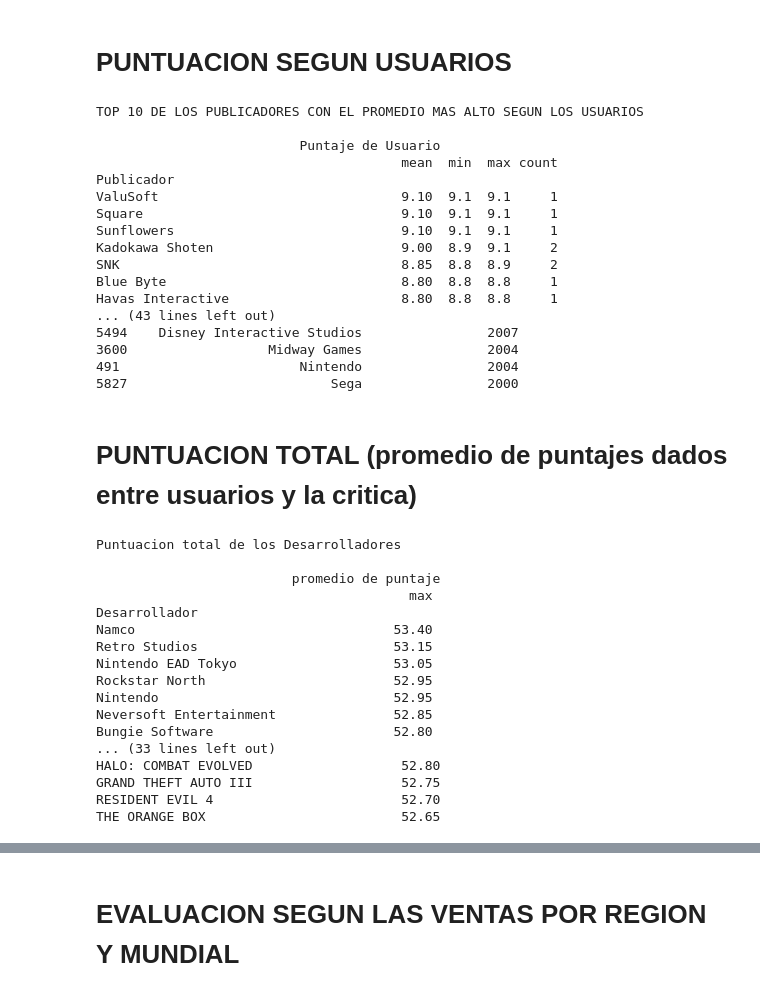
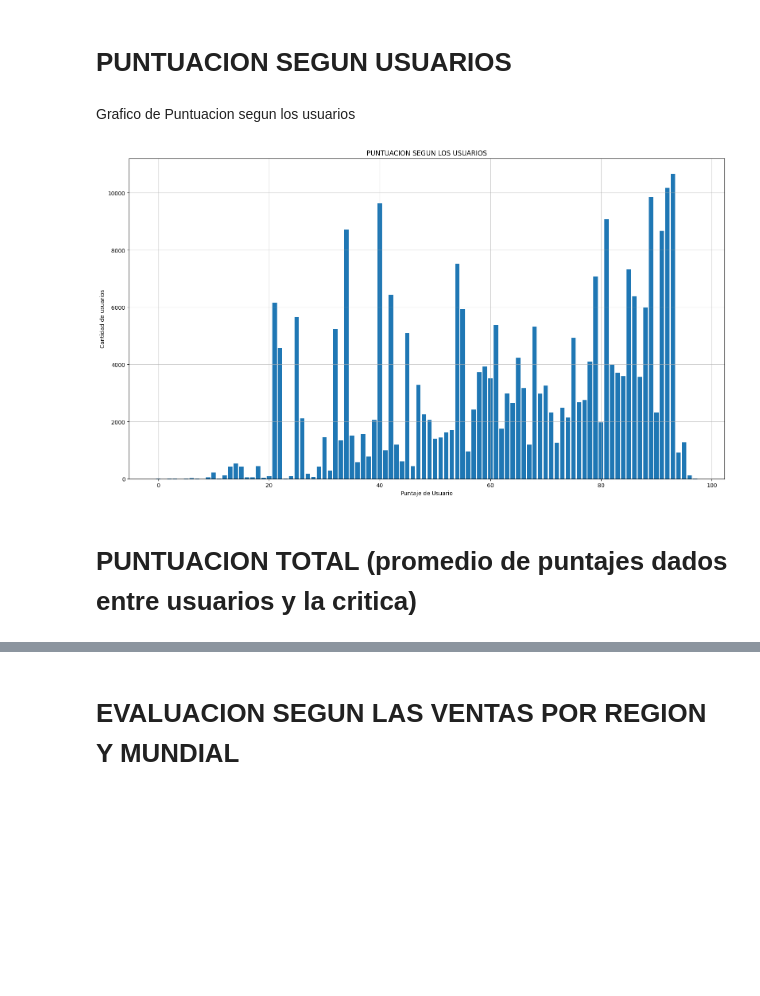
Before and after one commit to ddopazo92/Introduccion_datascience_diego_dopazo, a Jupyter notebook: Primer entrega.ipynb, the cells around one changed output, grey strips where cells are left out. Drawn from its saved outputs; the diff is of its cells as text; code cells hidden in the pictures; blank space fills up the shorter version.

```diff
--- a/Primer entrega.ipynb
+++ b/Primer entrega.ipynb
@@ -79,35 +174,36 @@ Psygnosis                               89.75  86.0  93.0     4
 #PUBLICADOR con los juegos con mayor, menor y el promedio de puntos segun los usuarios en orden descendente
 pje_usu_publicador = df.loc[(df['Puntaje de Usuario'] > 0) & (df['Publicador'])].groupby('Publicador').agg({'Puntaje de Usuario':['mean','min','max','count']})
 pje_usu_publicador = pje_usu_publicador.sort_values(by=('Puntaje de Usuario','mean'), ascending=False)
-print(f"\n\n{'TOP 10 DE LOS PUBLICADORES CON EL PROMEDIO MAS ALTO SEGUN LOS USUARIOS'}\n\n",pje_usu_publicador.head(10))
+#print(f"\n\n{'TOP 10 DE LOS PUBLICADORES CON EL PROMEDIO MAS ALTO SEGUN LOS USUARIOS'}\n\n",pje_usu_publicador.head(10))
 
 #DESARROLLADOR con los juegos con mayor, menor y el promedio de puntos segun los usuarios en orden descendente
 pje_usu_desarrollador = df.loc[(df['Puntaje de Usuario'] > 0) & (df['Desarrollador'])].groupby('Desarrollador').agg({'Puntaje de Usuario':['mean','min','max','count']})
 pje_usu_desarrollador = pje_usu_desarrollador.sort_values(by=('Puntaje de Usuario','mean'), ascending=False)
-print(f"\n\n{'TOP 10 DE LOS DESARROLLADORES CON EL PROMEDIO MAS ALTO SEGUN LOS USUARIOS'}\n\n",pje_usu_desarrollador.head(10))
+#print(f"\n\n{'TOP 10 DE LOS DESARROLLADORES CON EL PROMEDIO MAS ALTO SEGUN LOS USUARIOS'}\n\n",pje_usu_desarrollador.head(10))
 
 ##JUEGOS con mayor puntuacion segun los usuarios
 pje_usu_juegos = df[['Puntaje de Usuario','Juego','Publicador','Año de lanzamiento']]
 pje_usu_juegos_desc = pje_usu_juegos.sort_values(by='Puntaje de Usuario', ascending=False)
-print(f"\n\n{'TOP 10 DE LOS JUEGOS CON EL PROMEDIO MAS ALTO SEGUN LOS USUARIOS'}\n\n",pje_usu_juegos_desc.head(10))
+#print(f"\n\n{'TOP 10 DE LOS JUEGOS CON EL PROMEDIO MAS ALTO SEGUN LOS USUARIOS'}\n\n",pje_usu_juegos_desc.head(10))
-# %% [output]
-TOP 10 DE LOS PUBLICADORES CON EL PROMEDIO MAS ALTO SEGUN LOS USUARIOS
-
-                          Puntaje de Usuario
-                                       mean  min  max count
-Publicador
-ValuSoft                               9.10  9.1  9.1     1
-Square                                 9.10  9.1  9.1     1
-Sunflowers                             9.10  9.1  9.1     1
-Kadokawa Shoten                        9.00  8.9  9.1     2
-SNK                                    8.85  8.8  8.9     2
-Blue Byte                              8.80  8.8  8.8     1
-Havas Interactive                      8.80  8.8  8.8     1
-... (43 lines left out)
-5494    Disney Interactive Studios                2007
-3600                  Midway Games                2004
-491                       Nintendo                2004
-5827                          Sega                2000
+# %% [markdown]
+Grafico de Puntuacion segun los usuarios
+# %%
+plt.figure(figsize= (16,9))
+
+plt.bar(
+  puntaje_usuarios,
+  df['Cantidad de usuarios'],
+)
+
+plt.title('PUNTUACION SEGUN LOS USUARIOS')
+plt.xlabel('Puntaje de Usuario')
+plt.ylabel('Cantidad de usuarios')
+plt.grid(True, alpha=0.7)
+
+plt.tight_layout()
+plt.show()
+# %% [output]
+[figure, added]
 # %% [markdown]
 # PUNTUACION TOTAL (promedio de puntajes dados entre usuarios y la critica)
 # %%
@@ -115,30 +211,12 @@ Havas Interactive                      8.80  8.8  8.8     1
 
 promedio_des_pje = df.loc[df[('promedio de puntaje')].notna() & (df['Desarrollador'].notna())].groupby('Desarrollador').agg({'promedio de puntaje':['max']})
 promedios_des_pje = promedio_des_pje.sort_values(by=('promedio de puntaje','max'), ascending=False)
-print(f"\n\n{'Puntuacion total de los Desarrolladores'}\n\n",promedios_des_pje.head(10))
+#print(f"\n\n{'Puntuacion total de los Desarrolladores'}\n\n",promedios_des_pje.head(10))
 
 promedio_pub_pje = df.loc[df[('promedio de puntaje')].notna() & (df['Publicador'].notna())].groupby('Publicador').agg({'promedio de puntaje':['max']})
 promedios_pub_pje = promedio_pub_pje.sort_values(by=('promedio de puntaje','max'), ascending=False)
-print(f"\n\n{'Puntuacion total de los Publicadores'}\n\n",promedios_pub_pje.head(10))
+#print(f"\n\n{'Puntuacion total de los Publicadores'}\n\n",promedios_pub_pje.head(10))
 
 promedio_pje_juego = df.loc[df[('promedio de puntaje')].notna() & (df['Juego'].notna())].groupby('Juego').agg({'promedio de puntaje':['max']})
 promedios_pub_juegos = promedio_pje_juego.sort_values(by=('promedio de puntaje','max'), ascending=False)
-print(f"\n\n{'Puntuacion total de los Juegos'}\n\n",promedios_pub_juegos.head(10))
+#print(f"\n\n{'Puntuacion total de los Juegos'}\n\n",promedios_pub_juegos.head(10))
-# %% [output]
-Puntuacion total de los Desarrolladores
-
-                         promedio de puntaje
-                                        max
-Desarrollador
-Namco                                 53.40
-Retro Studios                         53.15
-Nintendo EAD Tokyo                    53.05
-Rockstar North                        52.95
-Nintendo                              52.95
-Neversoft Entertainment               52.85
-Bungie Software                       52.80
-... (33 lines left out)
-HALO: COMBAT EVOLVED                   52.80
-GRAND THEFT AUTO III                   52.75
-RESIDENT EVIL 4                        52.70
-THE ORANGE BOX                         52.65
```
Also changed, not shown: parts of 24 cells of this notebook.
